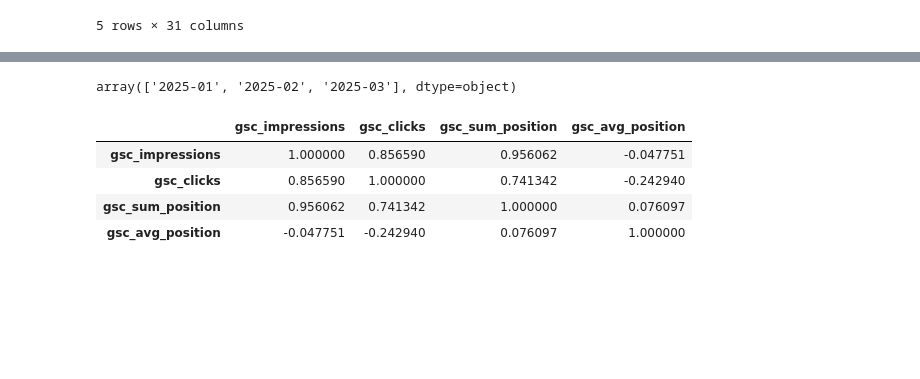
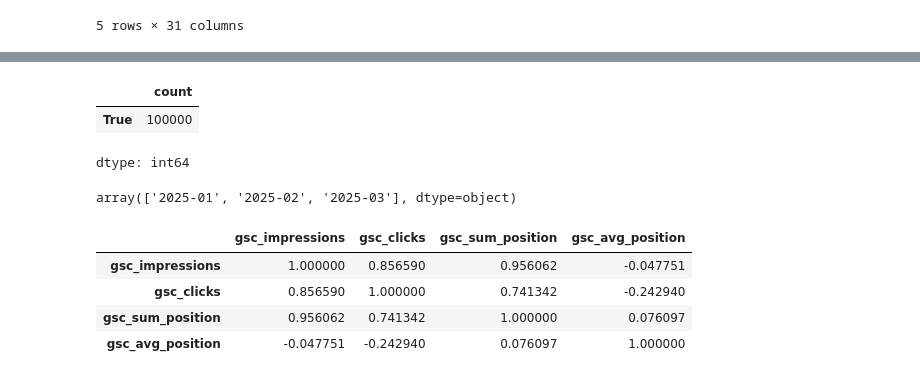
Before and after one commit to Maryam-Shile/flyrank_ml_internship, a Jupyter notebook: work/notebooks/w03_data_contract.ipynb, the cells around one changed output, grey strips where cells are left out. Saved outputs shown, nothing was run; the diff lists cells and outputs as text; code cells hidden in the pictures; blank space fills up the shorter version.

```diff
--- a/work/notebooks/w03_data_contract.ipynb
+++ b/work/notebooks/w03_data_contract.ipynb
@@ -42,0 +110,7 @@ df.shape
+# %%
+to_count = data['client_hash_id_x'] == data['client_hash_id_y']
+to_count.value_counts()
+# %% [output]
+|  | count |
+| True | 100000 |
+dtype: int64
```
Also changed, not shown: parts of 10 cells of this notebook.
